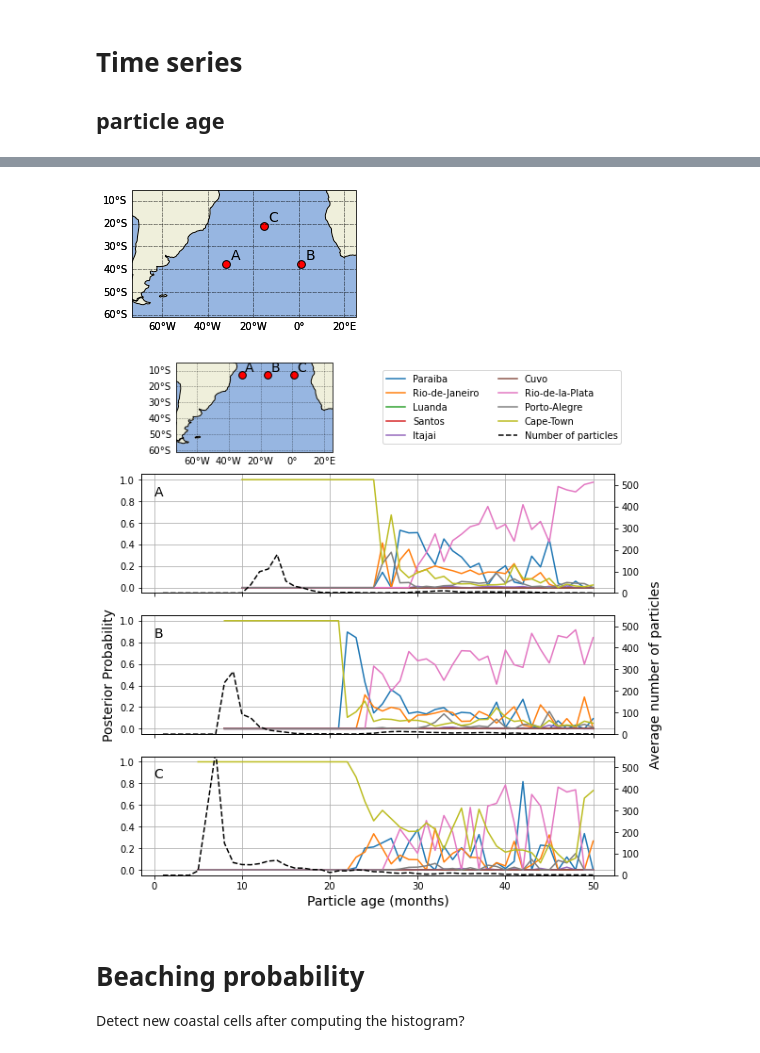
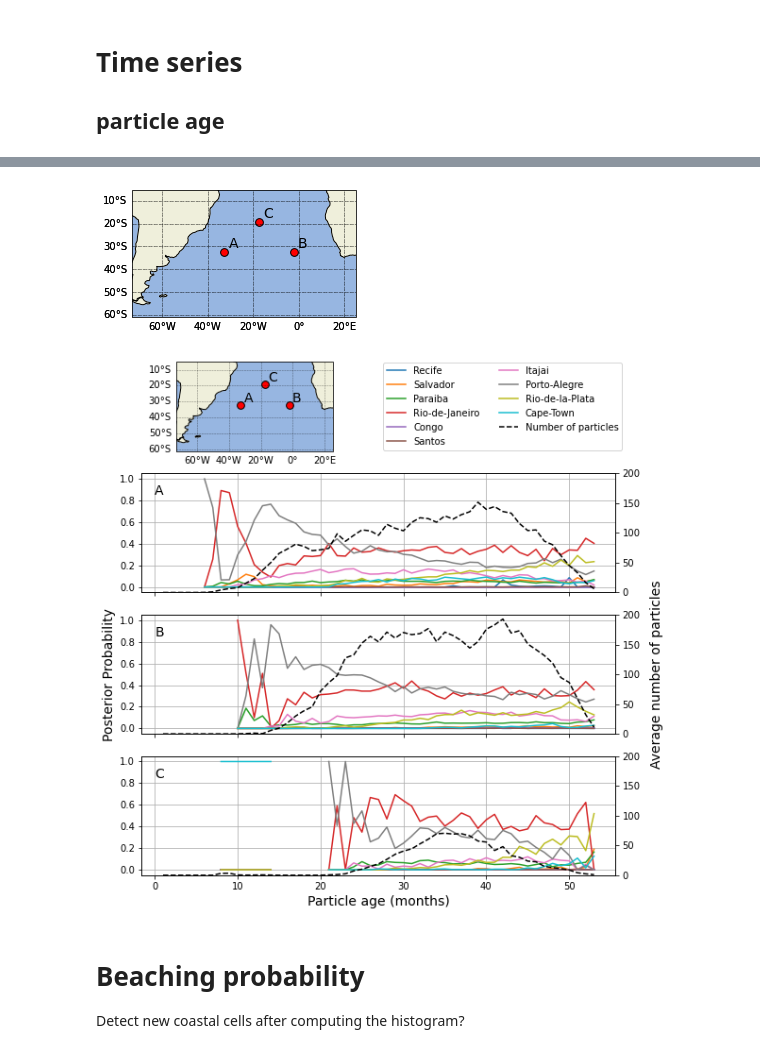
Before and after one commit to OceanParcels/BayesianAnalysis_SouthAtlantic, a Jupyter notebook: notebooks/article_plots.ipynb, the cells around one changed output, grey strips where cells are left out. Saved outputs shown, nothing was run; the diff lists cells and outputs as text; code cells hidden in the pictures.

Commit message:
correct article_plots.ipynb to read the natCDFs of new simulations. Beaching plots needs debug...

```diff
--- a/notebooks/article_plots.ipynb
+++ b/notebooks/article_plots.ipynb
@@ -294,3 +168,6 @@ plt.savefig('../article_figs/time_series_map', dpi=200)
+# %%
+posterior30 = xr.load_dataset('../data/analysis/sa-s06/posterior_sa-S06_aw30.nc')
+likelihood30 = xr.load_dataset('../data/analysis/sa-s06/likelihood_sa-S06_aw30.nc')
 # %%
 fig,ax = plt.subplots(figsize=(4,4),
                       subplot_kw={'projection': ccrs.PlateCarree()})
@@ -310,23 +187,23 @@ ax.add_feature(cfeature.OCEAN)
 ax.add_feature(cfeature.LAND, zorder=1)
 ax.add_feature(cfeature.COASTLINE)
 
-ilons = [50,90, 70]
-ilats = [50,50,70]
+ilons = [40,70, 55]
+ilats = [47,47,60]
 labels= ['A', 'B','C']
 
 
 for i in range(3):
-    ax.scatter(params['lon_range'][ilons[i]], params['lat_range'][ilats[i]],
+    ax.scatter(posterior30['lon'][ilons[i]], posterior30['lat'][ilats[i]],
                s=60, marker='o', color='red', edgecolors='k')
-    ax.text(params['lon_range'][ilons[i]]+2, params['lat_range'][ilats[i]]+2, labels[i], fontsize=14)
+    ax.text(posterior30['lon'][ilons[i]]+2, posterior30['lat'][ilats[i]]+2, labels[i], fontsize=14)
 
 plt.savefig('../article_figs/map', dpi=200)
 # %% [output]
-[figure, old version]
+[figure, new version]
 # %%
-B = (70,80)
-A = (50,80)
-C = (90,80)
+A = (40,47)
+B = (70,47)
+C = (55,60)
 
 fig = plt.figure(figsize=(9,10))
 gs = fig.add_gridspec(4, 2, wspace=0.1, height_ratios=[0.2]+[0.8/3]*3)
@@ -350,9 +227,9 @@ labels= ['A', 'B','C']
 
 
 for i in range(3):
-    ax00.scatter(params['lon_range'][ilons[i]], params['lat_range'][ilats[i]],
+    ax00.scatter(posterior30['lon'][ilons[i]], posterior30['lat'][ilats[i]],
                s=60, marker='o', color='red', edgecolors='k')
-    ax00.text(params['lon_range'][ilons[i]]+2, params['lat_range'][ilats[i]]+2, labels[i], fontsize=14)
+    ax00.text(posterior30['lon'][ilons[i]]+2, posterior30['lat'][ilats[i]]+2, labels[i], fontsize=14)
 
 ##
 ax01 = fig.add_subplot(gs[0, 1])
@@ -367,39 +244,39 @@ plt.setp(ax21.get_xticklabels(), visible=False)
 
 
 handles = []
 for k,loc in enumerate(ordered_labels):
 
-    hdl = ax11.plot(time, posterior_avg[loc][:, A[0], A[1]], '-',label=loc, color=f'C{k}')
-    ax21.plot(time, posterior_avg[loc][:,  B[0], B[1]], '-',label=loc, color=f'C{k}')
-    ax31.plot(time, posterior_avg[loc][:,  C[0], C[1]], '-', label=loc, color=f'C{k}')
+    hdl = ax11.plot(time, posterior30[loc][:, A[0], A[1]], '-',label=loc, color=f'C{k}')
+    ax21.plot(time, posterior30[loc][:,  B[0], B[1]], '-',label=loc, color=f'C{k}')
+    ax31.plot(time, posterior30[loc][:,  C[0], C[1]], '-', label=loc, color=f'C{k}')
 
     handles.append(hdl[0])
 
 ax11_t = ax11.twinx()
 ax21_t = ax21.twinx()
 ax31_t = ax31.twinx()
 
-hdl_twin = ax11_t.plot(time, counts_avg[:, A[0], A[1]], '--',label='Number of particles', c='k')
+hdl_twin = ax11_t.plot(time, posterior30['counts'][:, A[0], A[1]], '--',label='Number of particles', c='k')
 handles = handles + hdl_twin
-ax21_t.plot(time, counts_avg[:,  B[0], B[1]], '--',label=loc, c='k')
-ax31_t.plot(time, counts_avg[:,  C[0], C[1]], '--',label=loc, c='k')
-up_lim = 550
+ax21_t.plot(time, posterior30['counts'][:,  B[0], B[1]], '--',label=loc, c='k')
+ax31_t.plot(time, posterior30['counts'][:,  C[0], C[1]], '--',label=loc, c='k')
+up_lim = 200
 ax11_t.set_ylim(0, up_lim)
 ax21_t.set_ylim(0, up_lim)
 ax31_t.set_ylim(0, up_lim)
 
 ax21_t.set_ylabel('Average number of particles', fontsize=14, labelpad=10)
 ax21.set_ylabel('Posterior Probability', fontsize=14)
 
 ax11.grid(); ax21.grid(); ax31.grid()
 ax11.set_ylim(-0.05, 1.05); ax21.set_ylim(-0.05, 1.05); ax31.set_ylim(-0.05, 1.05);
 
 ax11.text(0, 0.85, 'A', fontsize=14)
 ax21.text(0, 0.85, 'B', fontsize=14)
 ax31.text(0, 0.85, 'C', fontsize=14)
 ax31.set_xlabel('Particle age (months)', fontsize=14)
 
 ax01.legend(handles=handles, bbox_to_anchor=(0.5, 0.5), loc='center', ncol=2)
-# plt.savefig('../article_figs/time_series_map_north', dpi=200)
+plt.savefig('../article_figs/time_series_map', dpi=200)
 # %% [output]
-[figure, old version]
+[figure, new version]
```
Also changed, not shown: parts of 16 cells of this notebook, 3 other files.
